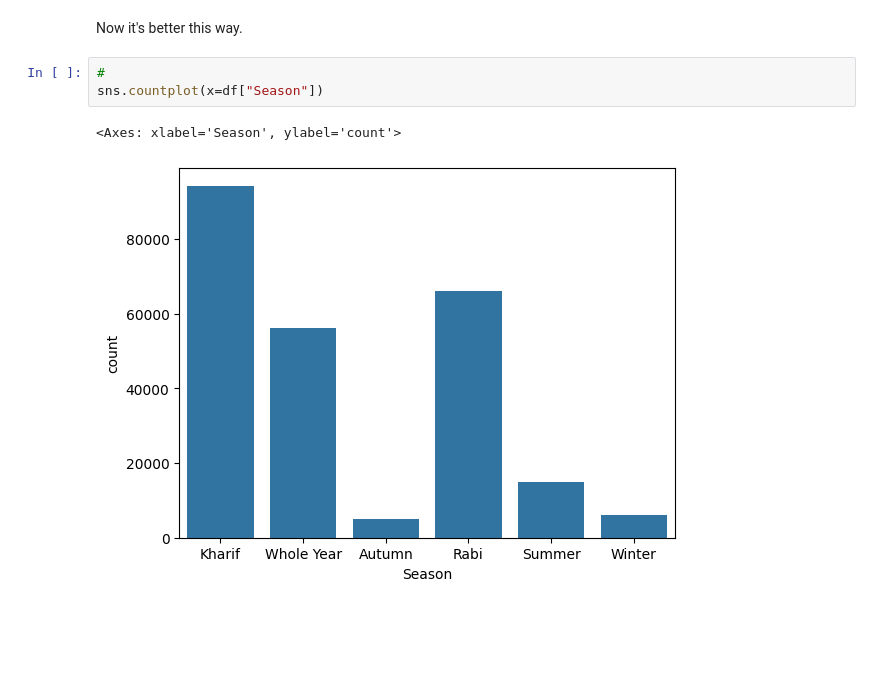
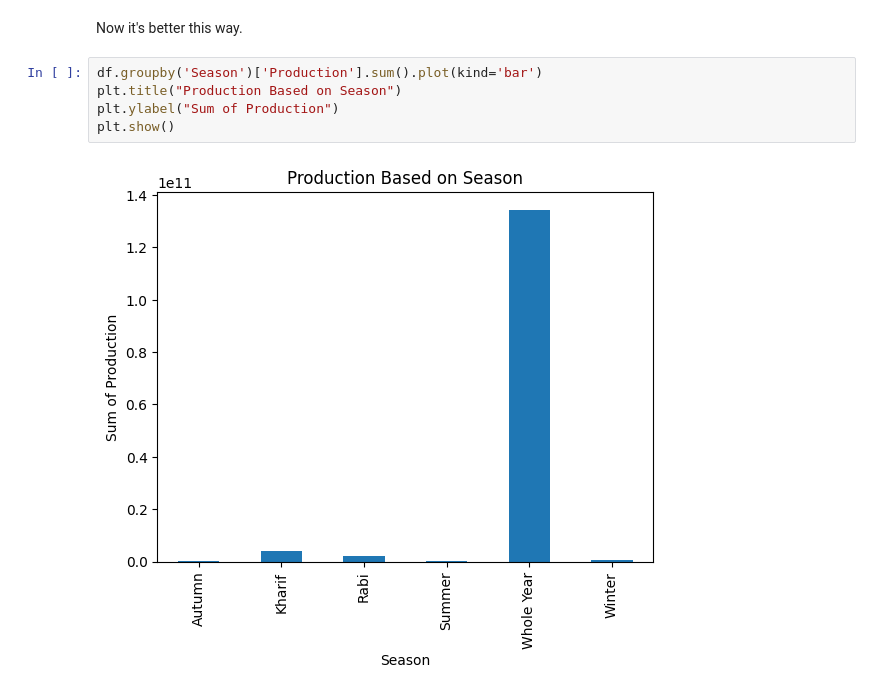
Before and after one commit to rizz045/Crop-Yield-Prediction-Using-ML, a Jupyter notebook: Crop_Yield_Prediction_In_India_Using_ML.ipynb, the cells around one changed output. Drawn from its saved outputs; the diff is of its cells as text; blank space fills up the shorter version.

```diff
--- a/Crop_Yield_Prediction_In_India_Using_ML.ipynb
+++ b/Crop_Yield_Prediction_In_India_Using_ML.ipynb
@@ -117,9 +120,10 @@ array(['Kharif', 'Whole Year', 'Autumn', 'Rabi', 'Summer', 'Winter'],
       dtype=object)
 # %% [markdown]
 Now it's better this way.
-# %%
-#
-sns.countplot(x=df["Season"])
-# %% [output]
-<Axes: xlabel='Season', ylabel='count'>
-[figure, removed]
+# %%
+df.groupby('Season')['Production'].sum().plot(kind='bar')
+plt.title("Production Based on Season")
+plt.ylabel("Sum of Production")
+plt.show()
+# %% [output]
+[figure, added]
```
Also changed, not shown: parts of 11 cells of this notebook.
